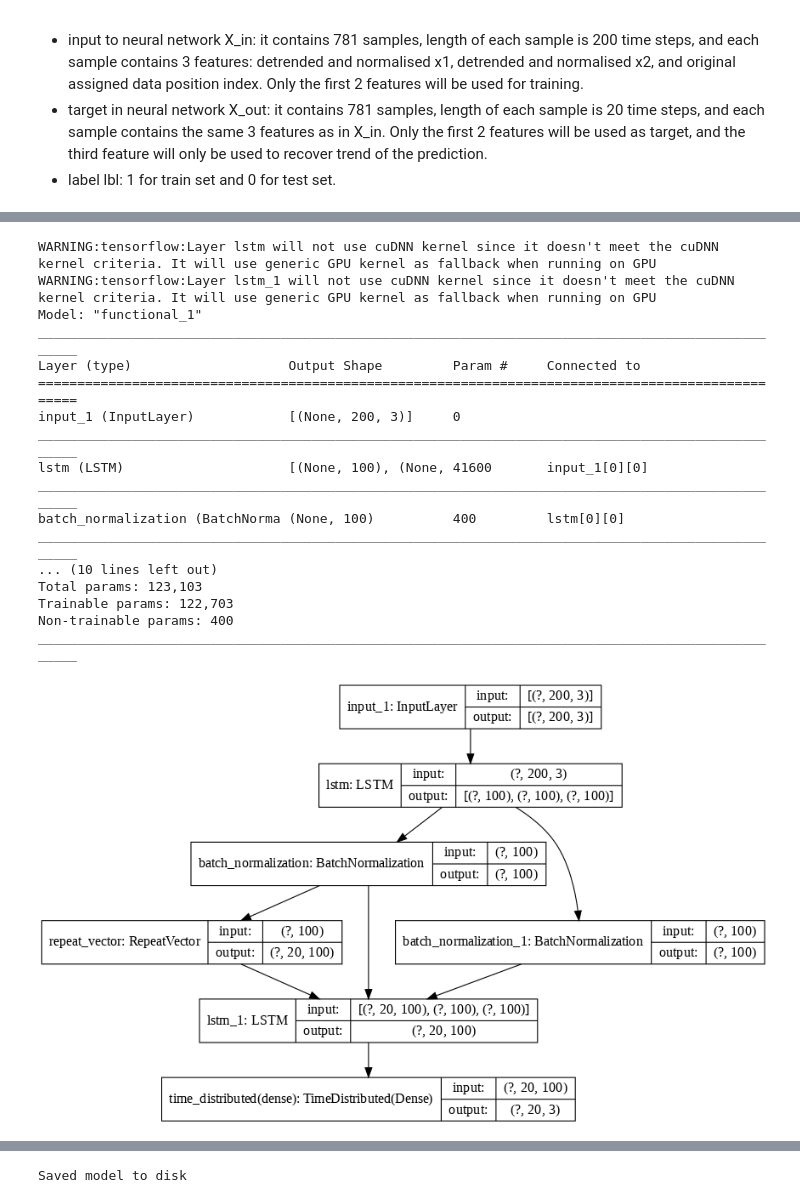
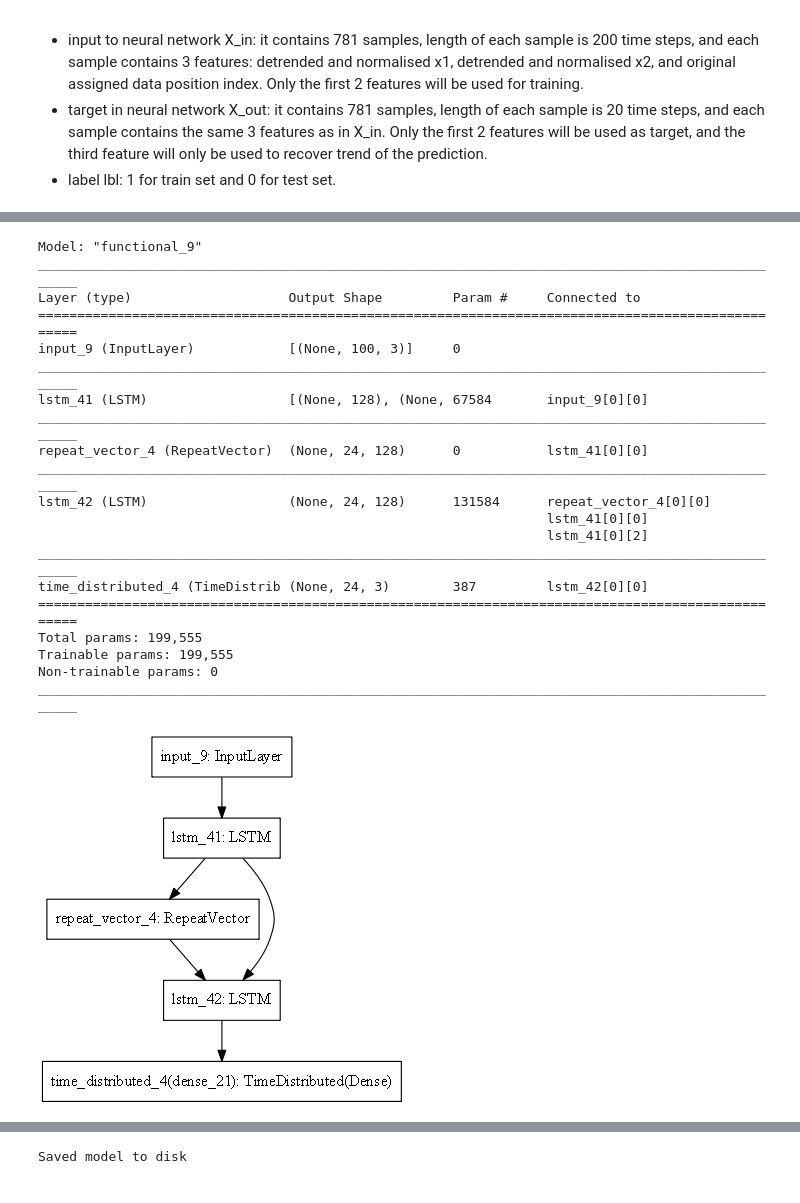
Before and after one commit to Charlie5DH/Attention-Models, a Jupyter notebook: Luong_Attention/Luong_Attention_Temperature.ipynb, the cells around one changed output, grey strips where cells are left out. Saved outputs shown, nothing was run; the diff lists cells and outputs as text; code cells hidden in the pictures.

```diff
--- a/Luong_Attention/Luong_Attention_Temperature.ipynb
+++ b/Luong_Attention/Luong_Attention_Temperature.ipynb
@@ -111,14 +82,14 @@ data = get_module_feature(path_of_file=path_of_file, module='34.B2.9F.A9', featu
 # %%
-# The data is higly irregular so let's resample it to 1 hour and take the mean
-#resampled = data.resample('60Min').mean()
-#resampled = resampled.fillna(resampled.bfill())
+# The data is higly irregular so let's resample it to 10 min and take the mean
+resampled = data.resample('30Min').mean()
+resampled = resampled.fillna(resampled.bfill())
 # Now let's take only a slice of it
 
 init_date = '2019-03'
 train_end_date = '2019-10-25'
 end_date = '2019-04-20'
 #Separate Train and test
-train_data = data[init_date:end_date]
+train_data = resampled[init_date:end_date]
 
 fig, axx = plt.subplots(3,1, figsize=(16,9))
 for ii, ax in zip(train_data.columns, axx):
@@ -177,0 +250,9 @@ print(X_input_test.shape, X_output_test.shape)
+# %%
+n_timesteps_in = 100
+n_timesteps_out = 24
+n_samples = 3
+
+train_X, train_y = multi_step_output(normalized_train[:train_len], n_steps_in=n_timesteps_in, n_steps_out=n_timesteps_out)
+test_X, test_y = multi_step_output(normalized_train[train_len:], n_steps_in=n_timesteps_in, n_steps_out=n_timesteps_out)
+print(train_X.shape, test_y.shape)
+print(test_X.shape, test_y.shape)
@@ -191,54 +274,61 @@ We use `return_state=True`. Keras provides the `return_state` argument to the LS
 The hidden state and the cell state could in turn be used to initialize the states of another LSTM layer with the same number of cells.
 # %%
 # Hidden Layers
-n_hidden = 100
+n_hidden = 128
+input_timesteps = n_timesteps_in
+input_features = n_samples = 3
 
-input_train = Input(shape=(X_input_train.shape[1], X_input_train.shape[2]))
-output_train = Input(shape=(X_output_train.shape[1], X_output_train.shape[2]))
+input_train = Input(shape=(train_X.shape[1], train_X.shape[2]))
+output_train = Input(shape=(train_y.shape[1], train_y.shape[2]))
 
-encoder_last_h1, encoder_last_h2, encoder_last_c = LSTM(n_hidden, activation='relu', dropout=0.2,
-                                                        recurrent_dropout=0.2, return_sequences=False,
-                                                        return_state=True)(input_train)
+encoder_last_h1, encoder_last_h2, encoder_last_c = \
+tf.keras.layers.LSTM(n_hidden, activation='relu', dropout=0.2,
+                     return_sequences=False,
+                     return_state=True)(input_train)
 
 # Batch normalisation is added because we want to avoid gradient
 # explosion caused by the activation function ELU in the encoder.
-encoder_last_h1 = BatchNormalization(momentum=0.6)(encoder_last_h1)
-encoder_last_c = BatchNormalization(momentum=0.6)(encoder_last_c)
+#encoder_last_h1 = BatchNormalization(momentum=0.9)(encoder_last_h1)
+#encoder_last_c = BatchNormalization(momentum=0.9)(encoder_last_c)
 
 # Create copies of las hidden state
 decoder = RepeatVector(output_train.shape[1])(encoder_last_h1)
 
 # nitial_state: List of initial state tensors to be passed to the first call of the cell
 #(optional, defaults to None which causes creation of zero-filled initial state tensors).
 # In this case initial state is the output from encoder
-decoder = LSTM(n_hidden, activation='relu', dropout=0.2, recurrent_dropout=0.2,
-               return_state=False,
-               return_sequences=True)(decoder, initial_state=[encoder_last_h1, encoder_last_c])
+decoder = tf.keras.layers.LSTM(n_hidden, activation='relu', dropout=0.2,
+                               return_state=False,
+                               return_sequences=True)(decoder, initial_state=[encoder_last_h1, encoder_last_c])
 
 out = TimeDistributed(Dense(output_train.shape[2]))(decoder)
 model = Model(inputs=input_train, outputs=out)
 
-optimizer = tf.keras.optimizers.Adam(lr=0.01)
+optimizer = tf.keras.optimizers.Adam(lr=0.001, clipnorm=1)
 model.compile(loss='mean_squared_error', optimizer=optimizer, metrics=['mae'])
+
 model.summary()
-tf.keras.utils.plot_model(model, to_file='model.png', show_shapes=True, show_layer_names=True, dpi=80)
+tf.keras.utils.plot_model(model, to_file='model.png', show_shapes=False, show_layer_names=True, dpi=80)
 # %% [output]
-WARNING:tensorflow:Layer lstm will not use cuDNN kernel since it doesn't meet the cuDNN kernel criteria. It will use generic GPU kernel as fallback when running on GPU
-WARNING:tensorflow:Layer lstm_1 will not use cuDNN kernel since it doesn't meet the cuDNN kernel criteria. It will use generic GPU kernel as fallback when running on GPU
-Model: "functional_1"
+Model: "functional_9"
 __________________________________________________________________________________________________
 Layer (type)                    Output Shape         Param #     Connected to
 ==================================================================================================
-input_1 (InputLayer)            [(None, 200, 3)]     0
+input_9 (InputLayer)            [(None, 100, 3)]     0
 __________________________________________________________________________________________________
-lstm (LSTM)                     [(None, 100), (None, 41600       input_1[0][0]
+lstm_41 (LSTM)                  [(None, 128), (None, 67584       input_9[0][0]
 __________________________________________________________________________________________________
-batch_normalization (BatchNorma (None, 100)          400         lstm[0][0]
+repeat_vector_4 (RepeatVector)  (None, 24, 128)      0           lstm_41[0][0]
 __________________________________________________________________________________________________
-... (10 lines left out)
-Total params: 123,103
-Trainable params: 122,703
-Non-trainable params: 400
+lstm_42 (LSTM)                  (None, 24, 128)      131584      repeat_vector_4[0][0]
+                                                                 lstm_41[0][0]
+                                                                 lstm_41[0][2]
 __________________________________________________________________________________________________
+time_distributed_4 (TimeDistrib (None, 24, 3)        387         lstm_42[0][0]
+==================================================================================================
+Total params: 199,555
+Trainable params: 199,555
+Non-trainable params: 0
+__________________________________________________________________________________________________
-[figure, old version]
+[figure, new version]
 # %%
```
Also changed, not shown: parts of 55 cells of this notebook, 37 other files.
